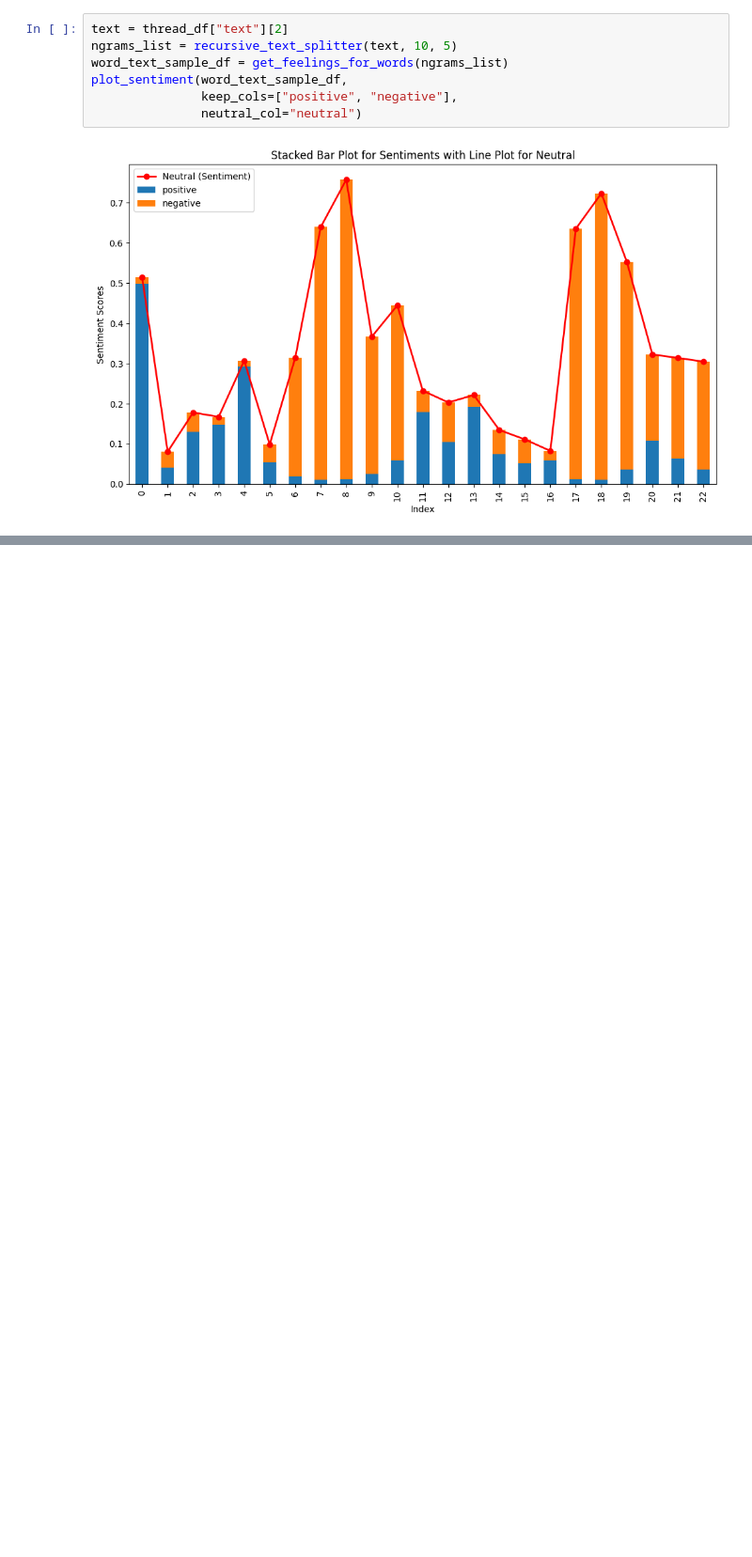
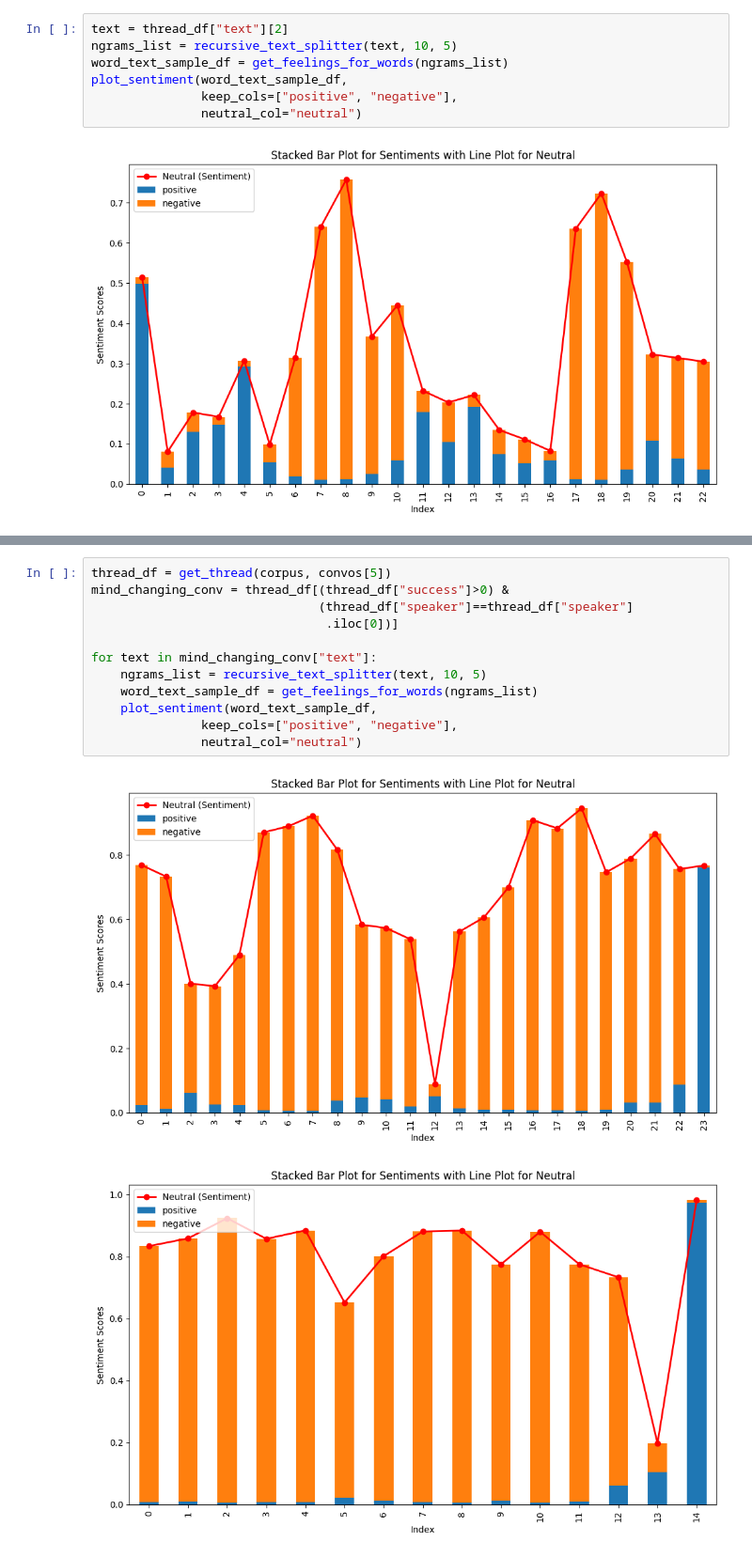
Before and after one commit to myeghaneh/ArguSentiment, a Jupyter notebook: src/CMV_with_TNLP.ipynb, the cells around one changed output, grey strips where cells are left out. Shown at 94% size. Drawn from its saved outputs; the diff is of its cells as text; blank space fills up the shorter version.

```diff
--- a/src/CMV_with_TNLP.ipynb
+++ b/src/CMV_with_TNLP.ipynb
@@ -438,0 +515,15 @@ plot_sentiment(word_text_sample_df,
+# %%
+thread_df = get_thread(corpus, convos[5])
+mind_changing_conv = thread_df[(thread_df["success"]>0) &
+                               (thread_df["speaker"]==thread_df["speaker"]
+                                .iloc[0])]
+
+for text in mind_changing_conv["text"]:
+    ngrams_list = recursive_text_splitter(text, 10, 5)
+    word_text_sample_df = get_feelings_for_words(ngrams_list)
+    plot_sentiment(word_text_sample_df,
+               keep_cols=["positive", "negative"],
+               neutral_col="neutral")
+# %% [output]
+[figure, added]
+[figure, added]
```
Also changed, not shown: parts of 25 cells of this notebook, 3 other files.
